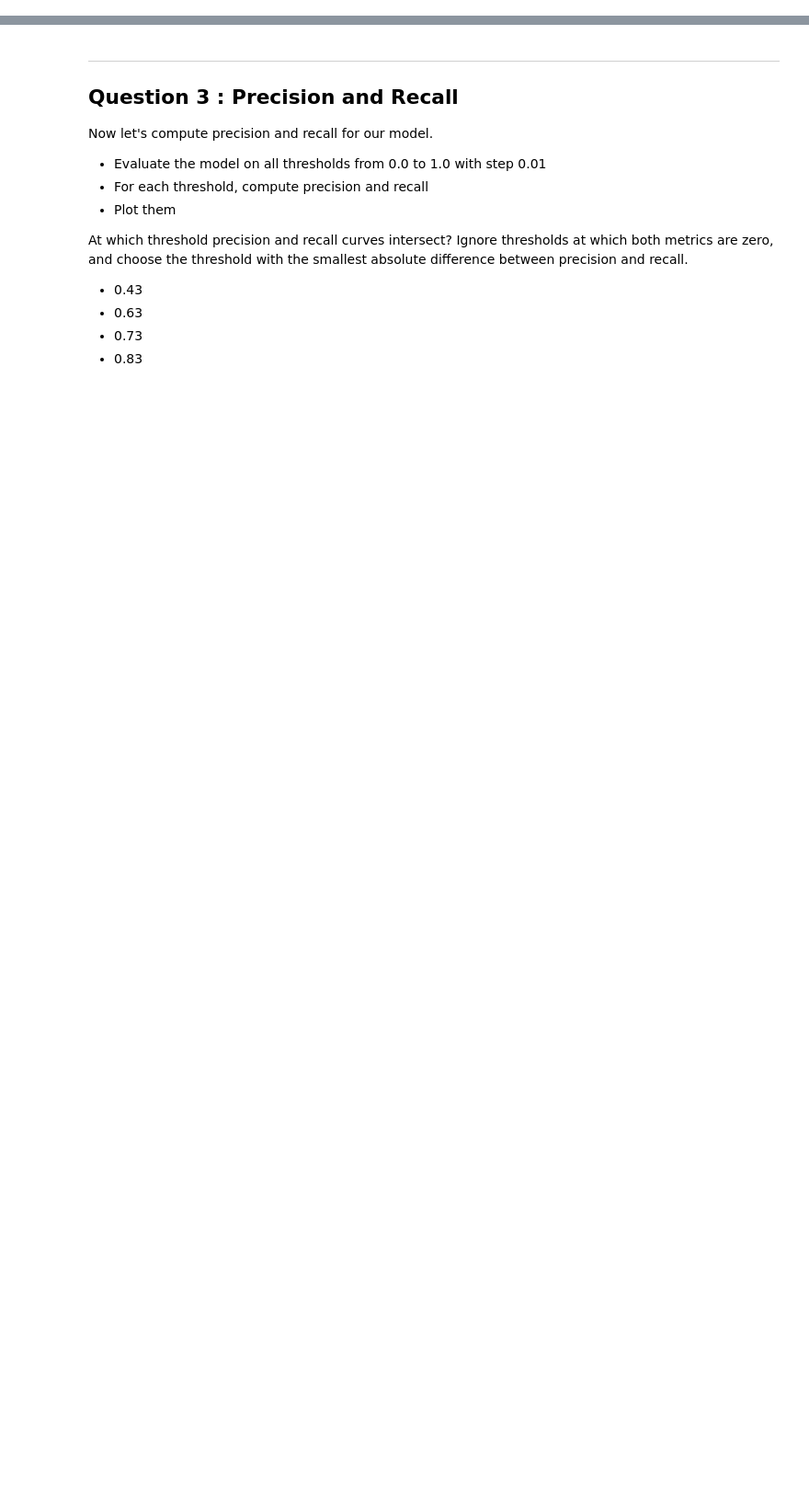
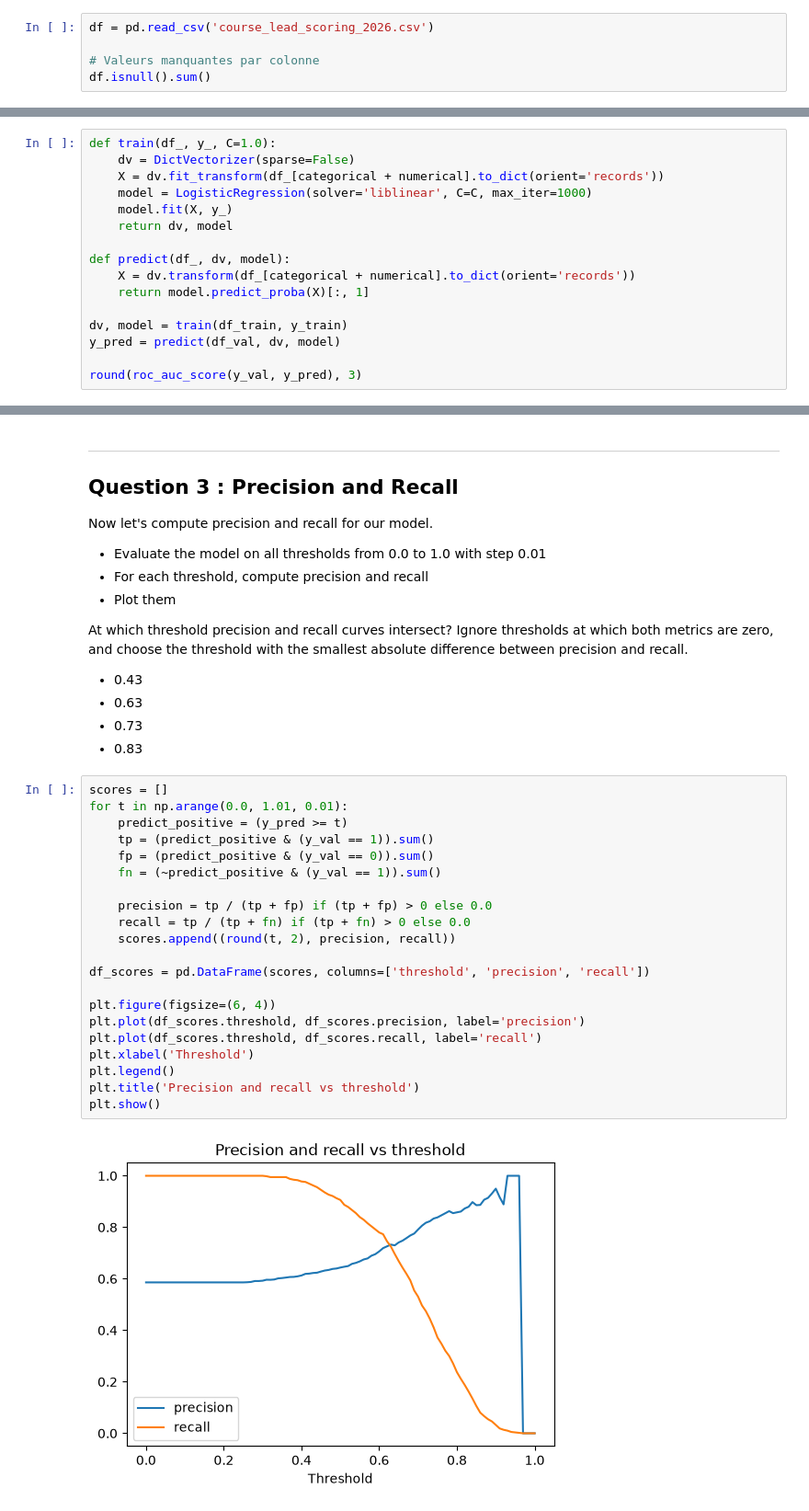
Before and after one commit to Anis311/MLZ-Homework, a Jupyter notebook: 04 - Evaluation/Homework4.ipynb, the cells around one changed output, grey strips where cells are left out. Shown at 92% size. Drawn from its saved outputs; the diff is of its cells as text; blank space fills up the shorter version.

````diff
--- a/04 - Evaluation/Homework4.ipynb
+++ b/04 - Evaluation/Homework4.ipynb
@@ -40,3 +41,8 @@ df_train, df_val = train_test_split(
     df_full_train, test_size=0.25, random_state=1
 )
 ```
+# %%
+df = pd.read_csv('course_lead_scoring_2026.csv')
+
+# Valeurs manquantes par colonne
+df.isnull().sum()
@@ -72,3 +112,19 @@ What's the AUC of this model on the validation dataset? (round to 3 digits)
 - 0.632
 - 0.732
 - 0.832
+# %%
+def train(df_, y_, C=1.0):
+    dv = DictVectorizer(sparse=False)
+    X = dv.fit_transform(df_[categorical + numerical].to_dict(orient='records'))
+    model = LogisticRegression(solver='liblinear', C=C, max_iter=1000)
+    model.fit(X, y_)
+    return dv, model
+
+def predict(df_, dv, model):
+    X = dv.transform(df_[categorical + numerical].to_dict(orient='records'))
+    return model.predict_proba(X)[:, 1]
+
+dv, model = train(df_train, y_train)
+y_pred = predict(df_val, dv, model)
+
+round(roc_auc_score(y_val, y_pred), 3)
@@ -86,3 +144,26 @@ At which threshold precision and recall curves intersect? Ignore thresholds at w
 - 0.63
 - 0.73
 - 0.83
+# %%
+scores = []
+for t in np.arange(0.0, 1.01, 0.01):
+    predict_positive = (y_pred >= t)
+    tp = (predict_positive & (y_val == 1)).sum()
+    fp = (predict_positive & (y_val == 0)).sum()
+    fn = (~predict_positive & (y_val == 1)).sum()
+
+    precision = tp / (tp + fp) if (tp + fp) > 0 else 0.0
+    recall = tp / (tp + fn) if (tp + fn) > 0 else 0.0
+    scores.append((round(t, 2), precision, recall))
+
+df_scores = pd.DataFrame(scores, columns=['threshold', 'precision', 'recall'])
+
+plt.figure(figsize=(6, 4))
+plt.plot(df_scores.threshold, df_scores.precision, label='precision')
+plt.plot(df_scores.threshold, df_scores.recall, label='recall')
+plt.xlabel('Threshold')
+plt.legend()
+plt.title('Precision and recall vs threshold')
+plt.show()
+# %% [output]
+[figure, added]
````
Also changed, not shown: parts of 6 cells of this notebook.
